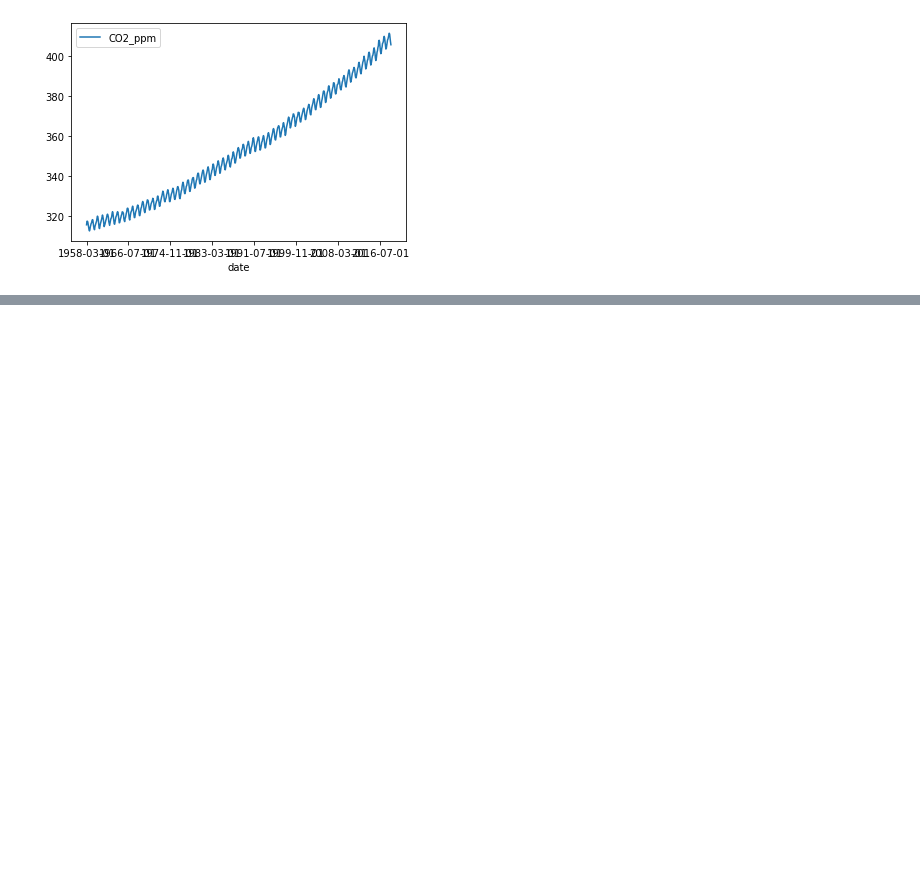
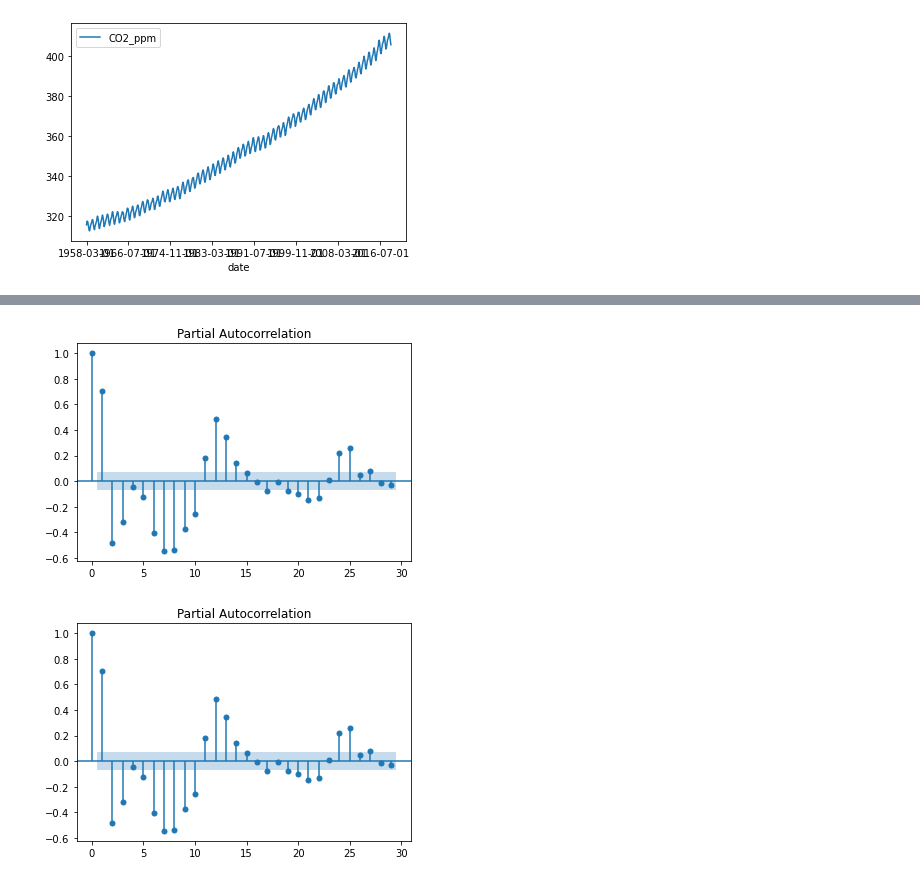
Before and after one commit to jamietsadler/co2_arima, a Jupyter notebook: CO2.ipynb, the cells around one changed output, grey strips where cells are left out. Saved outputs shown, nothing was run; the diff lists cells and outputs as text; code cells hidden in the pictures; blank space fills up the shorter version.

Commit message:
added acf and pacf analysis

```diff
--- a/CO2.ipynb
+++ b/CO2.ipynb
@@ -34,0 +115,5 @@ df.plot()
+# %%
+plot_pacf(df['CO2_ppm'])
+# %% [output]
+[figure, added]
+[figure, added]
```
Also changed, not shown: parts of 18 cells of this notebook, 2 other files.
